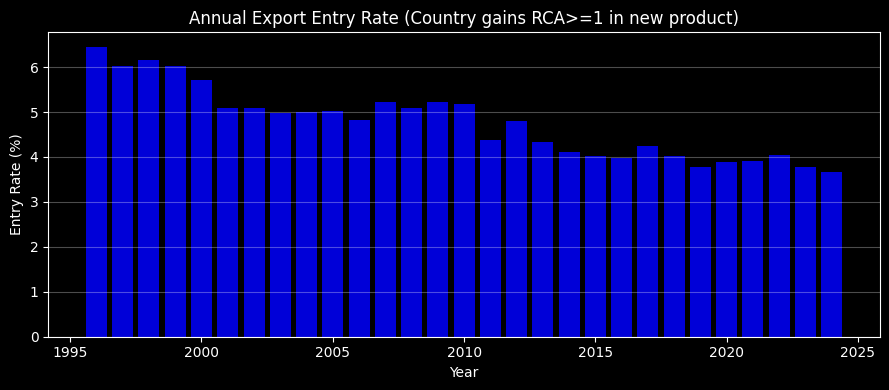
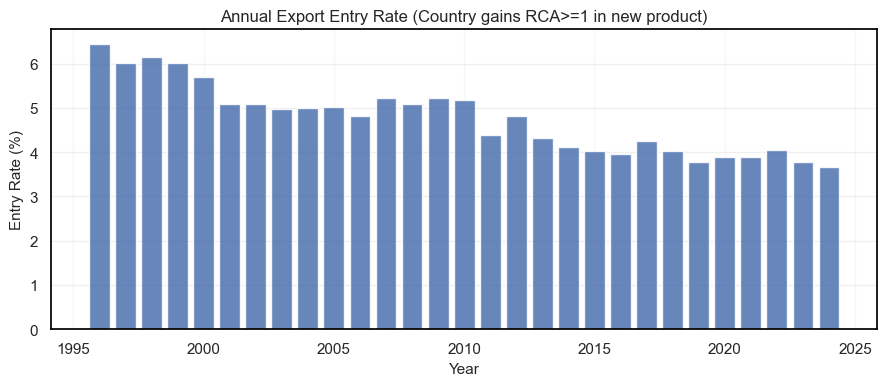
The notebook cell's code change between the first figure and the second:
--- before
+++ after
@@ -13,5 +13,5 @@
     er_df = pd.DataFrame(entry_rates)
     fig, ax = plt.subplots(figsize=(9,4))
-    ax.bar(er_df["year"], er_df["entry_rate"]*100, color="blue", alpha=0.85)
+    ax.bar(er_df["year"], er_df["entry_rate"]*100, color=blue, alpha=0.85)
     ax.set_xlabel("Year")
     ax.set_ylabel("Entry Rate (%)")

Commit: Added GNN refinement and results. Changed plot styles.